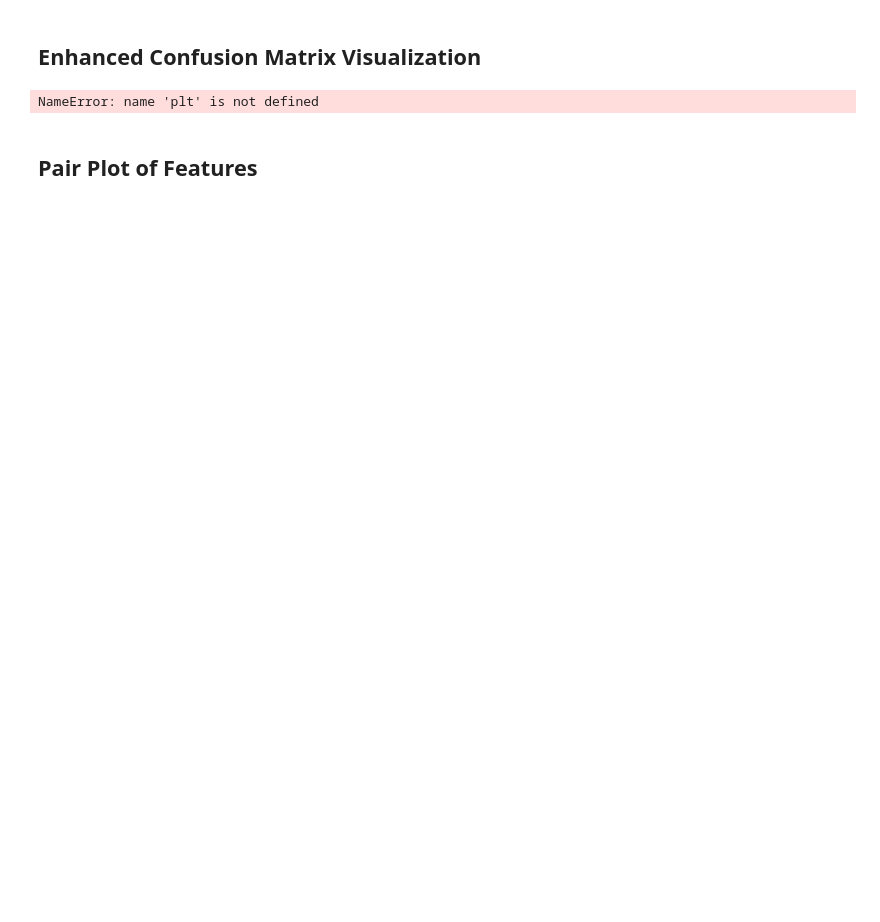
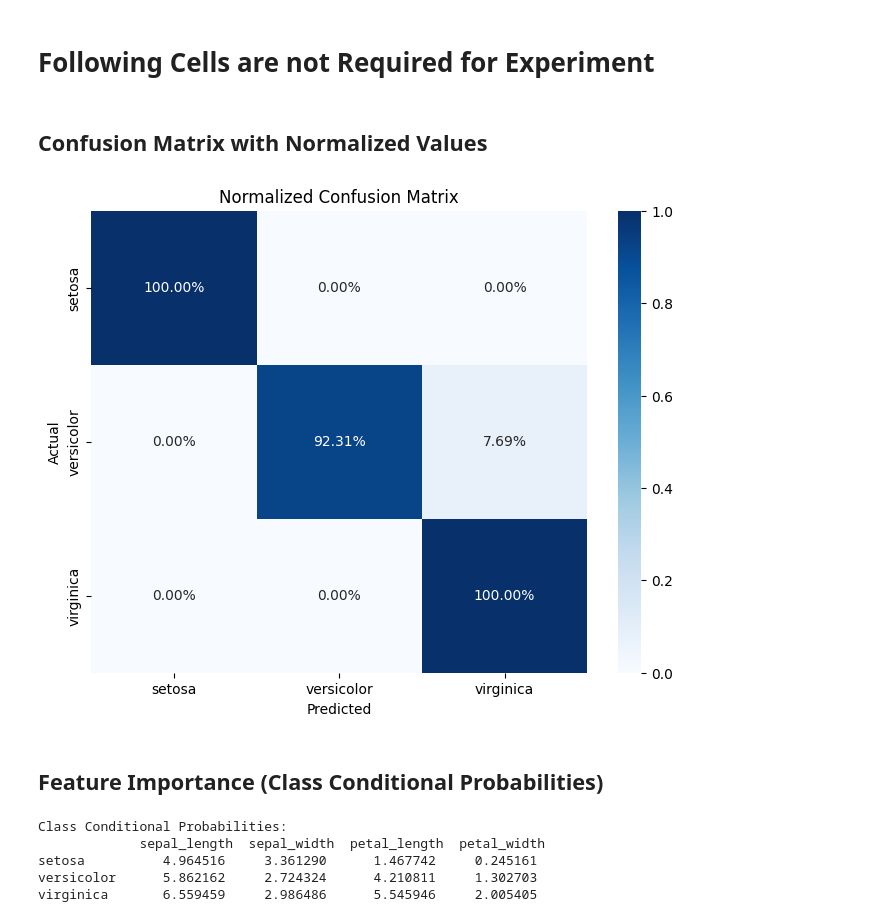
Before and after one commit to venkideshVenu/S5-KTU-Python-and-Machine-Learining-Lab, a Jupyter notebook: 09 Naive_Bayes.ipynb, the cells around one changed output. Cells and saved outputs as stored; diff of their text form; code cells hidden in the pictures; blank space fills up the shorter version.

```diff
--- a/09 Naive_Bayes.ipynb
+++ b/09 Naive_Bayes.ipynb
@@ -11,7 +11,7 @@ import matplotlib.pyplot as plt
 import seaborn as sns
 
 # Load the dataset
-df = pd.read_csv('../00 Files_Datasets/Iris_Dataset.csv')
+df = pd.read_csv('./00 Lab_Files/Iris_Dataset.csv')
 
 # Define features and target
 X = df.iloc[:, :4]
@@ -41,26 +41,4 @@ print("Recall:", recall)
 # Generate a classification report
 report = classification_report(y_test, y_pred)
 print("\nClassification Report:\n", report)
-
-# Plot the confusion matrix heatmap
-plt.figure(figsize=(8, 6))
-class_names = y.unique()  # Automatically handle class names
-sns.heatmap(conf_matrix, annot=True, fmt="d", cmap="Blues", xticklabels=class_names, yticklabels=class_names)
-plt.xlabel("Predicted")
-plt.ylabel("Actual")
-plt.title("Confusion Matrix")
-plt.show()
-
-# Input new data for prediction
-print("\nEnter new data for prediction\n")
-
-sl = float(input('Enter sepal Length: '))
-sw = float(input('Enter sepal Width: '))
-pl = float(input('Enter petal Length: '))
-pw = float(input('Enter petal Width: '))
-
-# Make a prediction on the new input data
-new_data = [[sl, sw, pl, pw]]
-new_prediction = gnb.predict(new_data)
-print("Predicted class:", new_prediction[0])
 # %% [output]
@@ -68,14 +83,24 @@ FileNotFoundError: [Errno 2] No such file or directory: '../00 Files_Datasets/Ir
+# %% [markdown]
+# Following Cells are not Required for Experiment
 # %% [markdown]
-## Enhanced Confusion Matrix Visualization
+## Confusion Matrix with Normalized Values
 # %%
 plt.figure(figsize=(8, 6))
-sns.heatmap(conf_matrix / np.sum(conf_matrix), annot=True, fmt=".2%", cmap="Blues",
-            xticklabels=class_names, yticklabels=class_names)
+sns.heatmap(conf_matrix / conf_matrix.sum(axis=1)[:, np.newaxis], annot=True, fmt=".2%", cmap="Blues", xticklabels=class_names, yticklabels=class_names)
 plt.xlabel("Predicted")
 plt.ylabel("Actual")
-plt.title("Confusion Matrix with Percentages")
+plt.title("Normalized Confusion Matrix")
 plt.show()
 # %% [output]
-NameError: name 'plt' is not defined
+[figure, added]
-# %% [markdown]
-## Pair Plot of Features
+# %% [markdown]
+## Feature Importance (Class Conditional Probabilities)
+# %%
+feature_importances = pd.DataFrame(data=gnb.theta_, columns=X.columns, index=class_names)
+print("Class Conditional Probabilities:\n", feature_importances)
+# %% [output]
+Class Conditional Probabilities:
+             sepal_length  sepal_width  petal_length  petal_width
+setosa          4.964516     3.361290      1.467742     0.245161
+versicolor      5.862162     2.724324      4.210811     1.302703
+virginica       6.559459     2.986486      5.545946     2.005405
```
Also changed, not shown: parts of 10 cells of this notebook, 3 other files.
